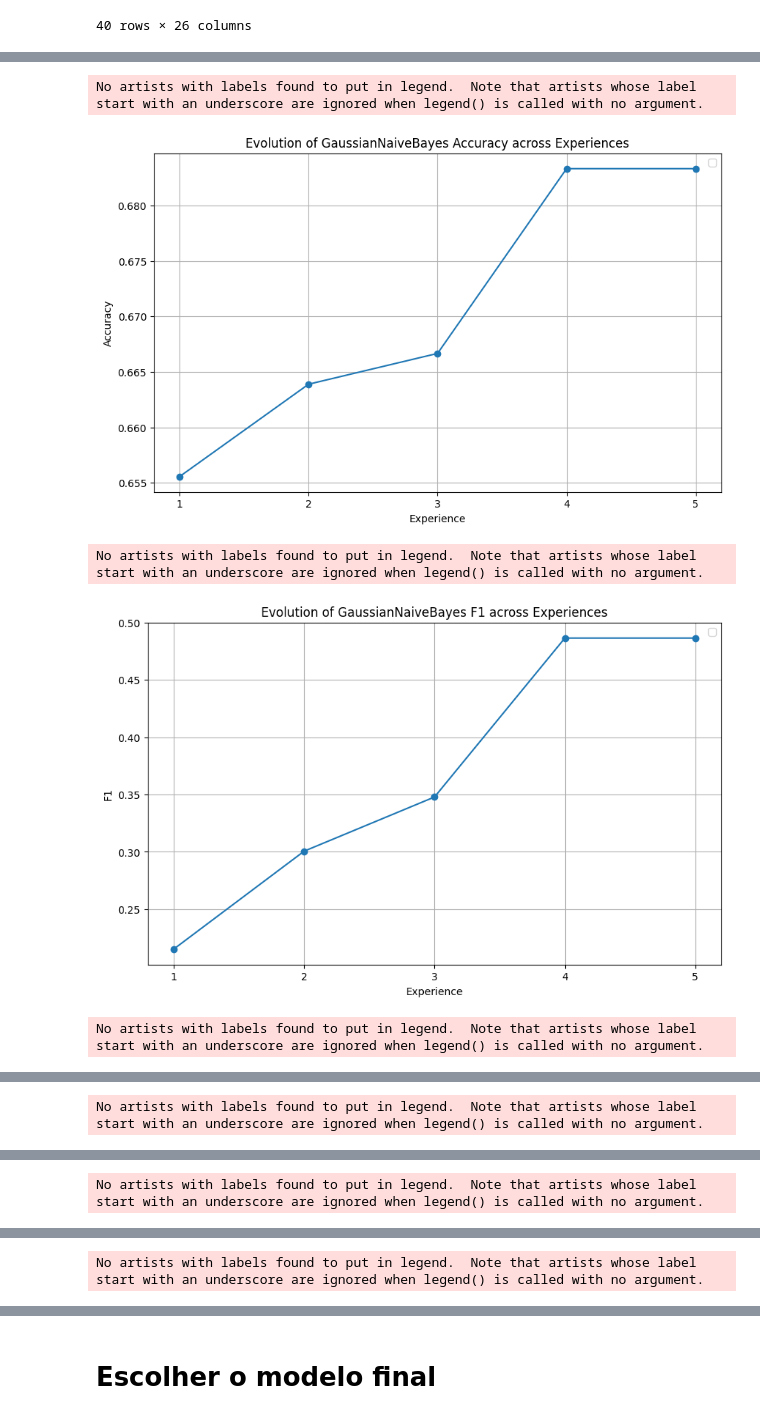
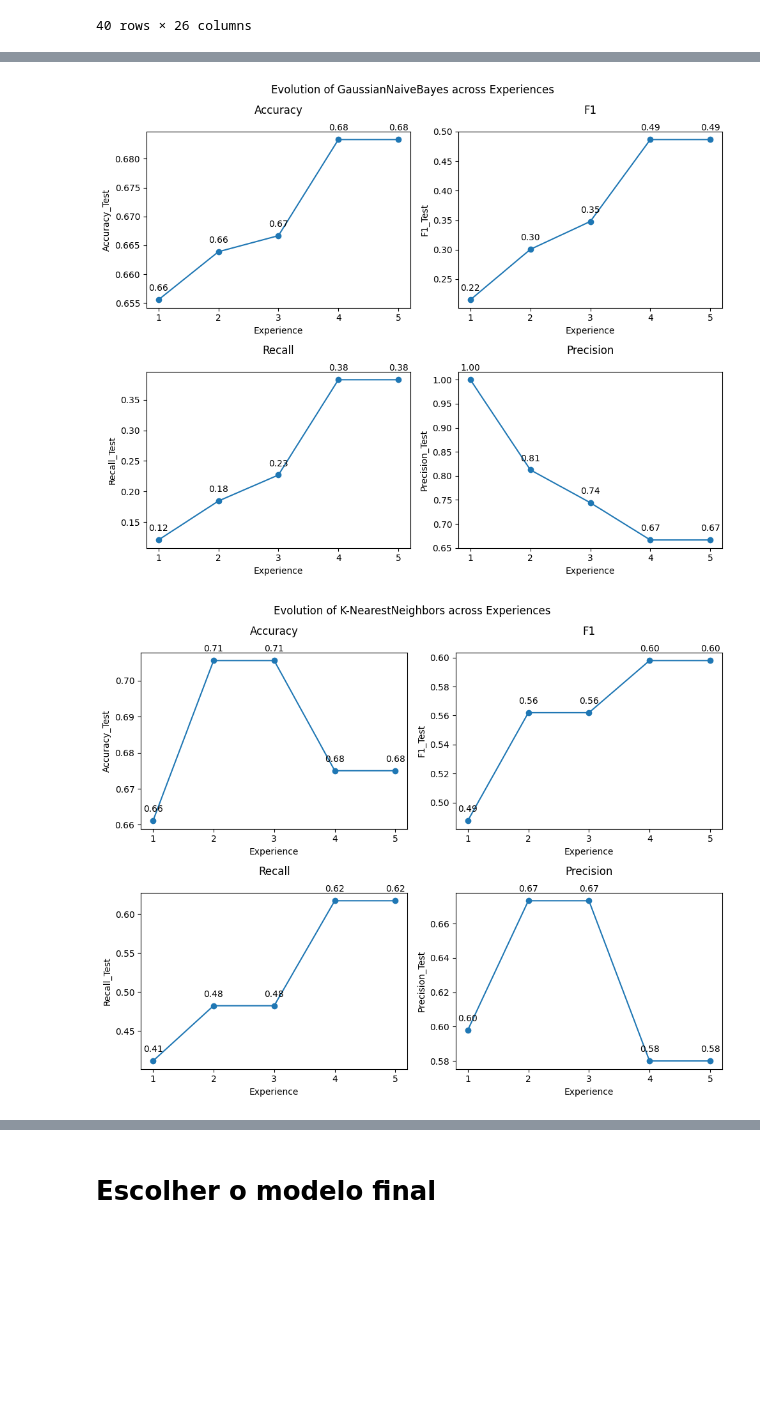
Before and after one commit to AfonsoMiao/ML_Project, a Jupyter notebook: analysis_results_experience1.ipynb, the cells around one changed output, grey strips where cells are left out. Drawn from its saved outputs; the diff is of its cells as text; code cells hidden in the pictures; blank space fills up the shorter version.

Commit message:
Refactor analysis notebook for better graphs

```diff
--- a/analysis_results_experience1.ipynb
+++ b/analysis_results_experience1.ipynb
@@ -376,3 +374,3 @@ graph_df = clean_df_best_models_feature[select_columns].copy().reset_index()
 # %%
 def get_model_metric(df, model_name, metric):
-    return df.loc[df['Model'] == model_name, [metric, 'ExperienceNumber']]
+    return df.loc[df['Model'] == model_name, metric + ['ExperienceNumber']]
@@ -398,3 +377,24 @@ def show_report(df, model_name, metric):
+# %%
+def show_report(df, model_name, metrics_list):
+    # Create the subplots
+    fig, axes = plt.subplots(2, 2, figsize=(10, 8))
+    coord = [[0, 0], [0, 1], [1, 0], [1, 1]]
+    coord_metrics = list(zip(coord, metrics_list))
+    fig.suptitle("Evolution of %s across Experiences" % (model_name))
+    for coord, metric in coord_metrics:
+        metric_c = metric + "_Test"
+        # Plot the data using Matplotlib
+        axes[coord[0], coord[1]].set_xlabel('Experience')
+        axes[coord[0], coord[1]].set_xticks(np.arange(1, 6, 1))
+        axes[coord[0], coord[1]].set_ylabel(metric_c)
+        axes[coord[0], coord[1]].set_title('%s' % (metric), pad=20)
+        axes[coord[0], coord[1]].plot(df['ExperienceNumber'], df[metric_c], marker='o')
+        for xi, yi in zip(df['ExperienceNumber'], df[metric_c]):
+            axes[coord[0], coord[1]].annotate(f'{yi:.2f}', (xi, yi), textcoords="offset points", xytext=(0,10), ha='center')
+
+    # Adjust the layout
+    plt.tight_layout()
+    plt.savefig("./Analysis_Results/Experience" + str(experience_version_report) + "/" + model_name)
 # %%
 models_list = [
 "GaussianNaiveBayes",
@@ -405,22 +405,16 @@ models_list = [
 "Perceptron",
 "RandomForest",
 "SupportVectorClassification",
+"XGBoost"
 ]
 
-metrics_list = [
-    ('Accuracy_Test', 'Accuracy'),
-    ('F1_Test', 'F1'),
-    ('Recall_Test', 'Recall'),
-    ('Precision_Test', 'Precision'),
-    ('ROC_AUC_Test', 'ROC_AUC')
-]
+metrics_list = ['Accuracy', 'F1', 'Recall', 'Precision', 'ROC_AUC']
+
+metrics_c_list = ['Accuracy_Test', 'F1_Test', 'Recall_Test', 'Precision_Test', 'ROC_AUC_Test']
 # %%
 for model_name in models_list:
-    for df_metric, metric in metrics_list:
-        show_report(get_model_metric(graph_df, model_name, df_metric), model_name, metric)
+    #for df_metric, metric in metrics_list: #Ir buscar logo tudo
+    show_report(get_model_metric(graph_df, model_name, metrics_c_list), model_name, metrics_list)
 # %% [output]
-No artists with labels found to put in legend.  Note that artists whose label start with an underscore are ignored when legend() is called with no argument.
-[figure, old version]
+[figure, new version]
-No artists with labels found to put in legend.  Note that artists whose label start with an underscore are ignored when legend() is called with no argument.
-[figure, old version]
+[figure, new version]
-No artists with labels found to put in legend.  Note that artists whose label start with an underscore are ignored when legend() is called with no argument.
@@ -428 +421,0 @@ No artists with labels found to put in legend.  Note that artists whose label st
-No artists with labels found to put in legend.  Note that artists whose label start with an underscore are ignored when legend() is called with no argument.
@@ -430 +422,0 @@ No artists with labels found to put in legend.  Note that artists whose label st
-No artists with labels found to put in legend.  Note that artists whose label start with an underscore are ignored when legend() is called with no argument.
@@ -432 +423,0 @@ No artists with labels found to put in legend.  Note that artists whose label st
-No artists with labels found to put in legend.  Note that artists whose label start with an underscore are ignored when legend() is called with no argument.
```
Also changed, not shown: parts of 4 cells of this notebook, 4 other files.
